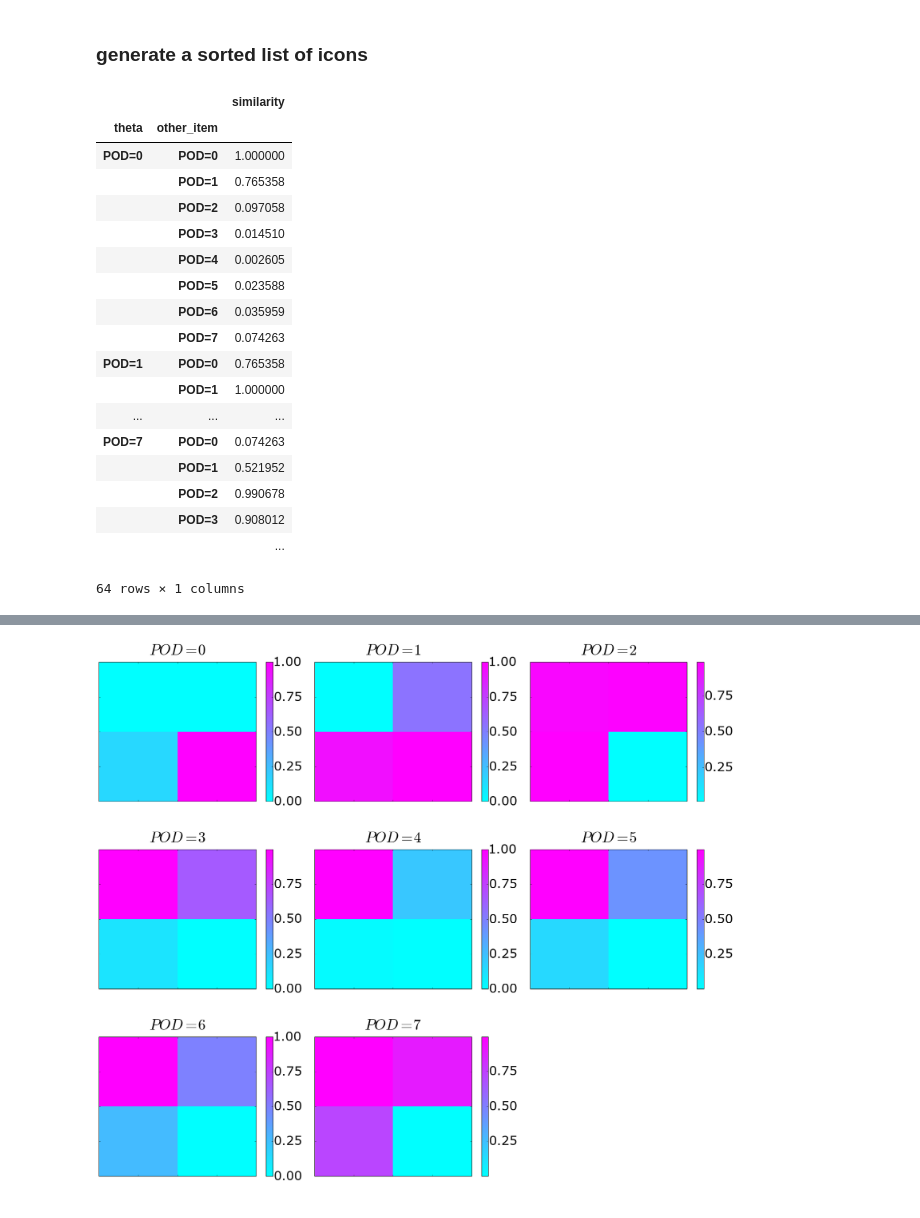
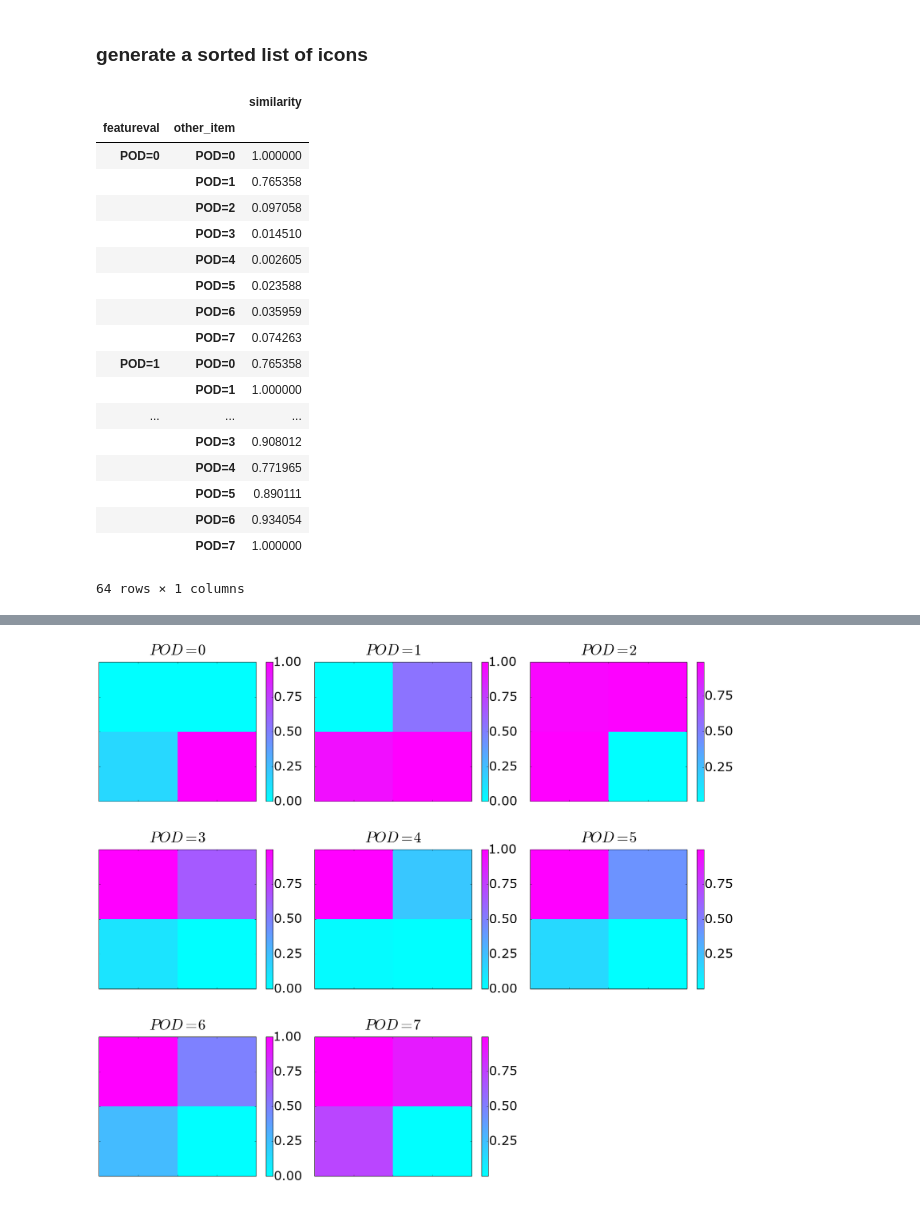
Before and after one commit to pvnick/tempos, a Jupyter notebook: postoperative_day_analysis.ipynb, the cells around one changed output, grey strips where cells are left out. Cells and saved outputs as stored; diff of their text form; code cells hidden in the pictures.

```diff
--- a/postoperative_day_analysis.ipynb
+++ b/postoperative_day_analysis.ipynb
@@ -435,28 +281,28 @@ all_theta_similarities
 64 rows × 1 columns
 # %% [markdown]
 ### generate a sorted list of icons
-# %%
-all_theta_similarities
-# %% [output]
-|  |  | similarity |
-| theta | other_item |  |
-| POD=0 | POD=0 | 1.000000 |
-|  | POD=1 | 0.765358 |
-|  | POD=2 | 0.097058 |
-|  | POD=3 | 0.014510 |
-|  | POD=4 | 0.002605 |
-|  | POD=5 | 0.023588 |
-|  | POD=6 | 0.035959 |
-|  | POD=7 | 0.074263 |
-| POD=1 | POD=0 | 0.765358 |
-|  | POD=1 | 1.000000 |
-| ... | ... | ... |
-| POD=7 | POD=0 | 0.074263 |
-|  | POD=1 | 0.521952 |
-|  | POD=2 | 0.990678 |
-|  | POD=3 | 0.908012 |
-|  |  | ... |
-64 rows × 1 columns
+# %%
+all_featureval_similarities
+# %% [output]
+|  |  | similarity |
+| featureval | other_item |  |
+| POD=0 | POD=0 | 1.000000 |
+|  | POD=1 | 0.765358 |
+|  | POD=2 | 0.097058 |
+|  | POD=3 | 0.014510 |
+|  | POD=4 | 0.002605 |
+|  | POD=5 | 0.023588 |
+|  | POD=6 | 0.035959 |
+|  | POD=7 | 0.074263 |
+| POD=1 | POD=0 | 0.765358 |
+|  | POD=1 | 1.000000 |
+| ... | ... | ... |
+|  | POD=3 | 0.908012 |
+|  | POD=4 | 0.771965 |
+|  | POD=5 | 0.890111 |
+|  | POD=6 | 0.934054 |
+|  | POD=7 | 1.000000 |
+64 rows × 1 columns
 # %%
 icons
 # %% [output]
```
Also changed, not shown: parts of 12 cells of this notebook.
